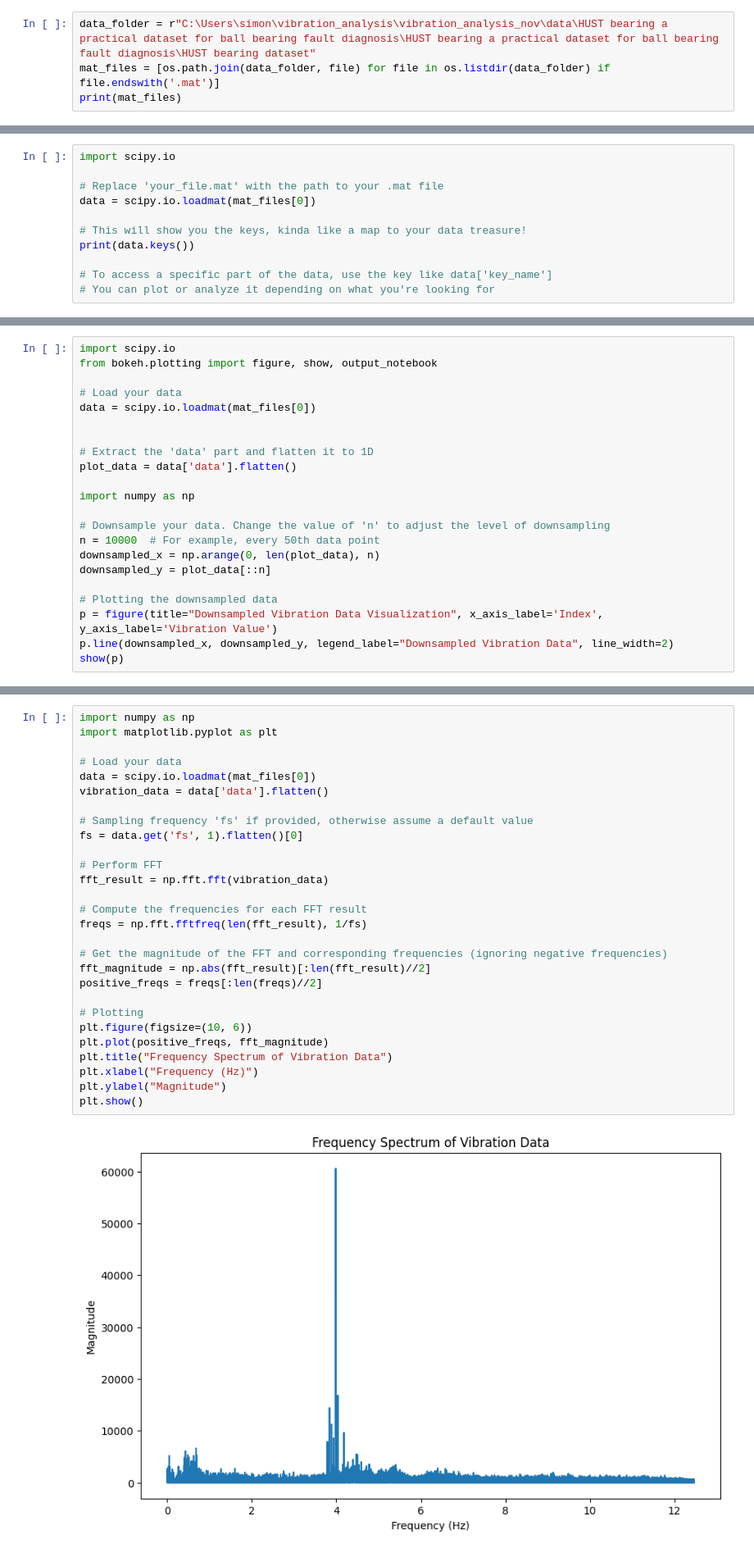
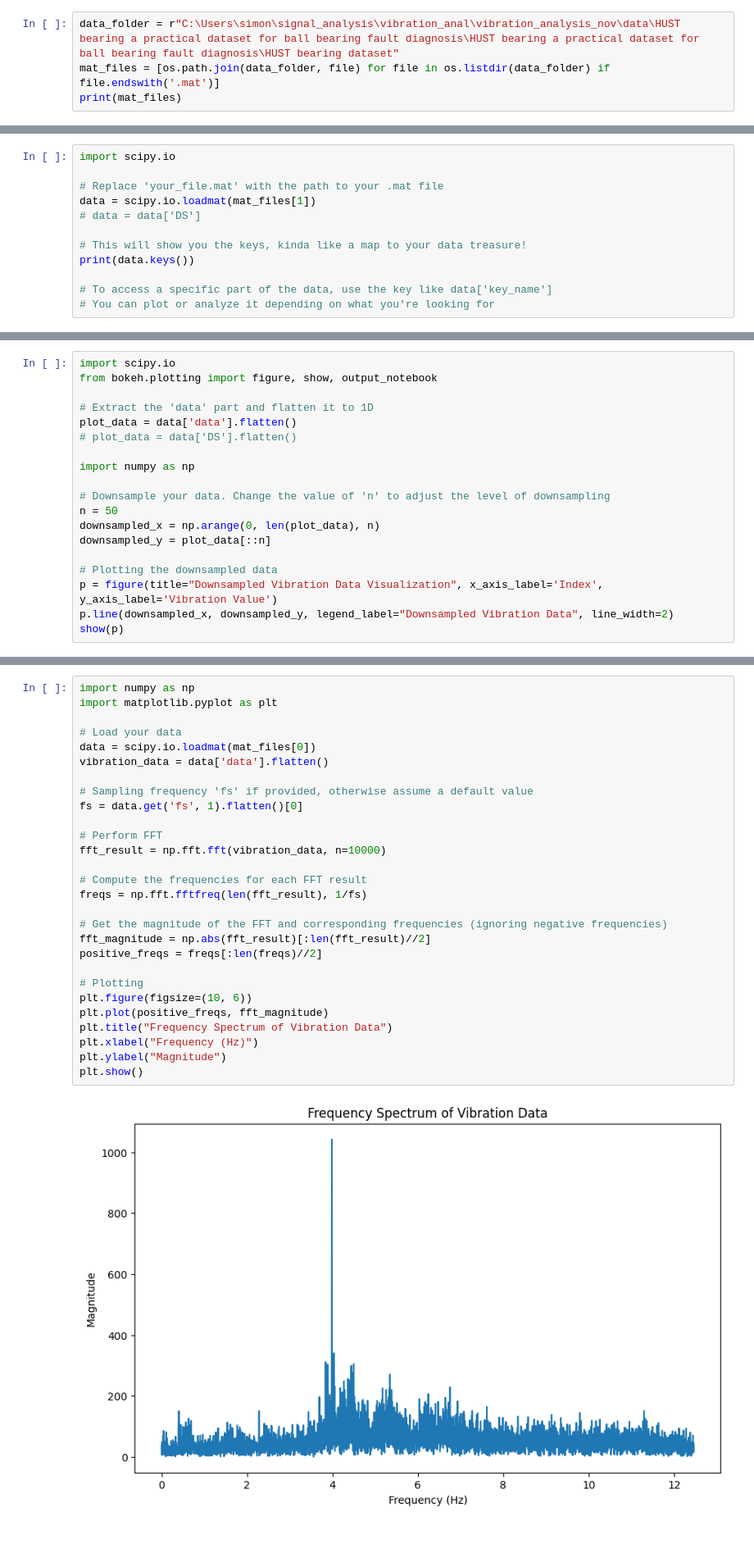
Before and after one commit to pankorl/vibration_analysis_nov, a Jupyter notebook: exploring_data.ipynb, the cells around one changed output, grey strips where cells are left out. Shown at 82% size. Cells and saved outputs as stored; diff of their text form.

Commit message:
added stuff for SCA dataset

```diff
--- a/exploring_data.ipynb
+++ b/exploring_data.ipynb
@@ -3,5 +5,5 @@ import os
 # %%
-data_folder = r"C:\Users\simon\vibration_analysis\vibration_analysis_nov\data\HUST bearing a practical dataset for ball bearing fault diagnosis\HUST bearing a practical dataset for ball bearing fault diagnosis\HUST bearing dataset"
+data_folder = r"C:\Users\simon\signal_analysis\vibration_anal\vibration_analysis_nov\data\HUST bearing a practical dataset for ball bearing fault diagnosis\HUST bearing a practical dataset for ball bearing fault diagnosis\HUST bearing dataset"
 mat_files = [os.path.join(data_folder, file) for file in os.listdir(data_folder) if file.endswith('.mat')]
 print(mat_files)
 # %% [output]
@@ -10,7 +12,8 @@ print(mat_files)
 import scipy.io
 
 # Replace 'your_file.mat' with the path to your .mat file
-data = scipy.io.loadmat(mat_files[0])
+data = scipy.io.loadmat(mat_files[1])
+# data = data['DS']
 
 # This will show you the keys, kinda like a map to your data treasure!
 print(data.keys())
@@ -23,17 +36,14 @@ dict_keys(['__header__', '__version__', '__globals__', 'data', 'fs', 'rpm', 'ru'
 import scipy.io
 from bokeh.plotting import figure, show, output_notebook
 
-# Load your data
-data = scipy.io.loadmat(mat_files[0])
-
-
 # Extract the 'data' part and flatten it to 1D
 plot_data = data['data'].flatten()
+# plot_data = data['DS'].flatten()
 
 import numpy as np
 
 # Downsample your data. Change the value of 'n' to adjust the level of downsampling
-n = 10000  # For example, every 50th data point
+n = 50
 downsampled_x = np.arange(0, len(plot_data), n)
 downsampled_y = plot_data[::n]
 
@@ -47,30 +54,30 @@ show(p)
 # %%
 import numpy as np
 import matplotlib.pyplot as plt
 
 # Load your data
 data = scipy.io.loadmat(mat_files[0])
 vibration_data = data['data'].flatten()
 
 # Sampling frequency 'fs' if provided, otherwise assume a default value
 fs = data.get('fs', 1).flatten()[0]
 
 # Perform FFT
-fft_result = np.fft.fft(vibration_data)
+fft_result = np.fft.fft(vibration_data, n=10000)
 
 # Compute the frequencies for each FFT result
 freqs = np.fft.fftfreq(len(fft_result), 1/fs)
 
 # Get the magnitude of the FFT and corresponding frequencies (ignoring negative frequencies)
 fft_magnitude = np.abs(fft_result)[:len(fft_result)//2]
 positive_freqs = freqs[:len(freqs)//2]
 
 # Plotting
 plt.figure(figsize=(10, 6))
 plt.plot(positive_freqs, fft_magnitude)
 plt.title("Frequency Spectrum of Vibration Data")
 plt.xlabel("Frequency (Hz)")
 plt.ylabel("Magnitude")
 plt.show()
 # %% [output]
-[figure, old version]
+[figure, new version]
```
Also changed, not shown: parts of 16 cells of this notebook.
